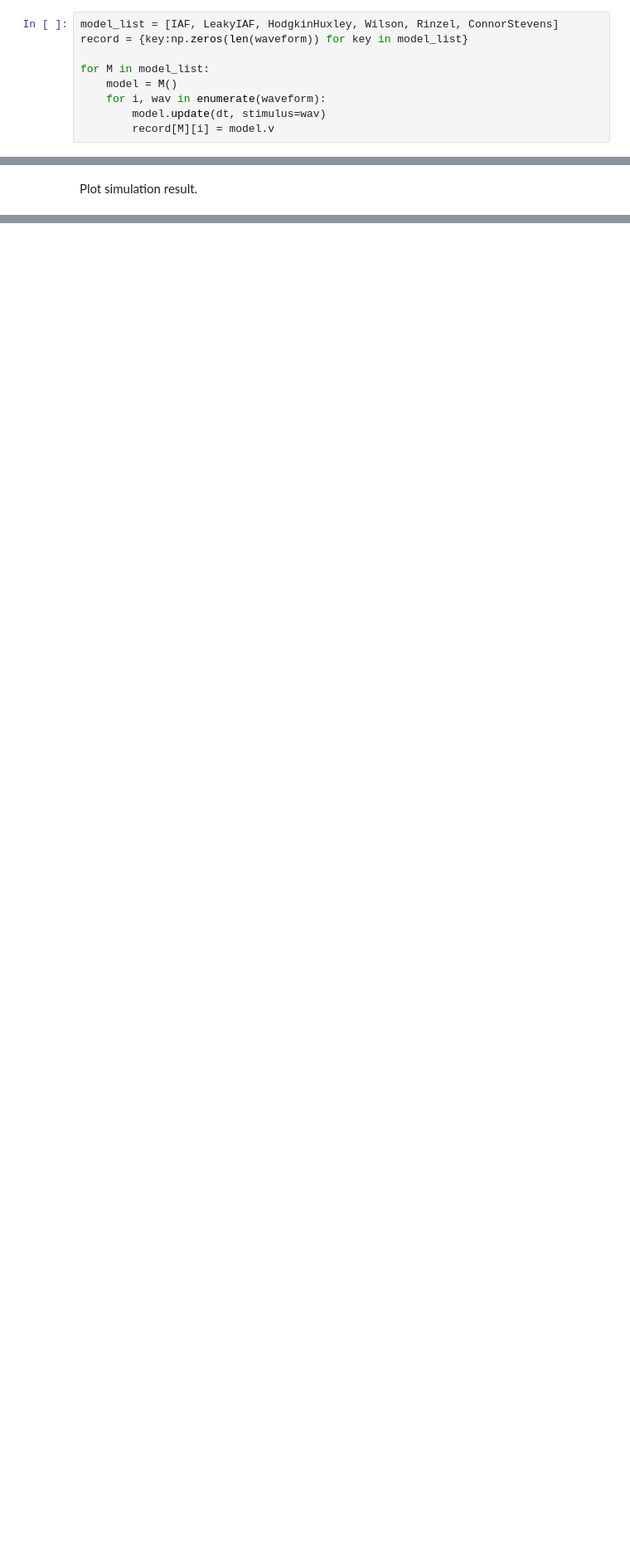
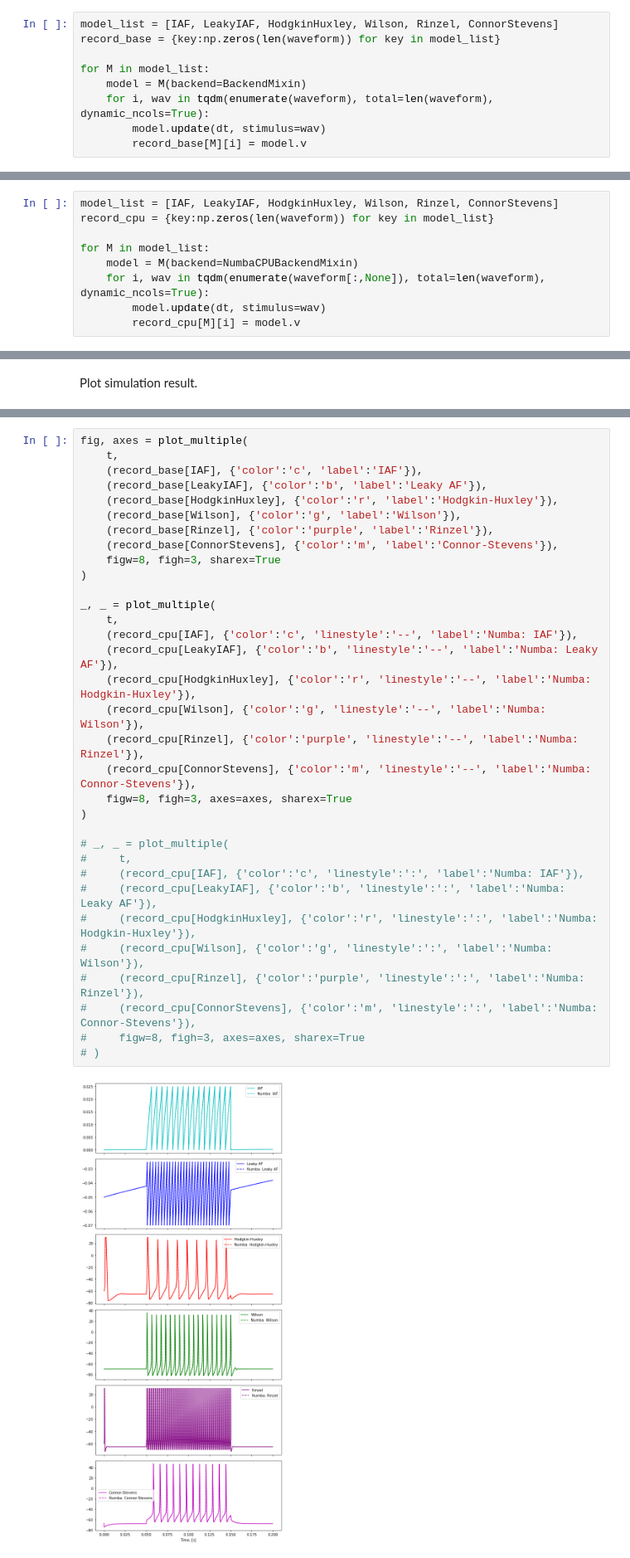
Before and after one commit to chungheng/neural, a Jupyter notebook: notebooks/Neuron Models.ipynb, the cells around one changed output, grey strips where cells are left out. Shown: that part at 83% size. Drawn from its saved outputs; the diff is of its cells as text; blank space fills up the shorter version.

```diff
--- a/notebooks/Neuron Models.ipynb
+++ b/notebooks/Neuron Models.ipynb
@@ -102,9 +24,9 @@ Simulate neuron models.
 # %%
 model_list = [IAF, LeakyIAF, HodgkinHuxley, Wilson, Rinzel, ConnorStevens]
-record = {key:np.zeros(len(waveform)) for key in model_list}
+record_base = {key:np.zeros(len(waveform)) for key in model_list}
 
 for M in model_list:
-    model = M()
-    for i, wav in enumerate(waveform):
+    model = M(backend=BackendMixin)
+    for i, wav in tqdm(enumerate(waveform), total=len(waveform), dynamic_ncols=True):
         model.update(dt, stimulus=wav)
-        record[M][i] = model.v
+        record_base[M][i] = model.v
@@ -110,0 +42,9 @@ for M in model_list:
+# %%
+model_list = [IAF, LeakyIAF, HodgkinHuxley, Wilson, Rinzel, ConnorStevens]
+record_cpu = {key:np.zeros(len(waveform)) for key in model_list}
+
+for M in model_list:
+    model = M(backend=NumbaCPUBackendMixin)
+    for i, wav in tqdm(enumerate(waveform[:,None]), total=len(waveform), dynamic_ncols=True):
+        model.update(dt, stimulus=wav)
+        record_cpu[M][i] = model.v
@@ -124,0 +88,35 @@ fig, axes = plot_multiple(
+# %%
+fig, axes = plot_multiple(
+    t,
+    (record_base[IAF], {'color':'c', 'label':'IAF'}),
+    (record_base[LeakyIAF], {'color':'b', 'label':'Leaky AF'}),
+    (record_base[HodgkinHuxley], {'color':'r', 'label':'Hodgkin-Huxley'}),
+    (record_base[Wilson], {'color':'g', 'label':'Wilson'}),
+    (record_base[Rinzel], {'color':'purple', 'label':'Rinzel'}),
+    (record_base[ConnorStevens], {'color':'m', 'label':'Connor-Stevens'}),
+    figw=8, figh=3, sharex=True
+)
+
+_, _ = plot_multiple(
+    t,
+    (record_cpu[IAF], {'color':'c', 'linestyle':'--', 'label':'Numba: IAF'}),
+    (record_cpu[LeakyIAF], {'color':'b', 'linestyle':'--', 'label':'Numba: Leaky AF'}),
+    (record_cpu[HodgkinHuxley], {'color':'r', 'linestyle':'--', 'label':'Numba: Hodgkin-Huxley'}),
+    (record_cpu[Wilson], {'color':'g', 'linestyle':'--', 'label':'Numba: Wilson'}),
+    (record_cpu[Rinzel], {'color':'purple', 'linestyle':'--', 'label':'Numba: Rinzel'}),
+    (record_cpu[ConnorStevens], {'color':'m', 'linestyle':'--', 'label':'Numba: Connor-Stevens'}),
+    figw=8, figh=3, axes=axes, sharex=True
+)
+
+# _, _ = plot_multiple(
+#     t,
+#     (record_cpu[IAF], {'color':'c', 'linestyle':':', 'label':'Numba: IAF'}),
+#     (record_cpu[LeakyIAF], {'color':'b', 'linestyle':':', 'label':'Numba: Leaky AF'}),
+#     (record_cpu[HodgkinHuxley], {'color':'r', 'linestyle':':', 'label':'Numba: Hodgkin-Huxley'}),
+#     (record_cpu[Wilson], {'color':'g', 'linestyle':':', 'label':'Numba: Wilson'}),
+#     (record_cpu[Rinzel], {'color':'purple', 'linestyle':':', 'label':'Numba: Rinzel'}),
+#     (record_cpu[ConnorStevens], {'color':'m', 'linestyle':':', 'label':'Numba: Connor-Stevens'}),
+#     figw=8, figh=3, axes=axes, sharex=True
+# )
+# %% [output]
+[figure, added]
```
Also changed, not shown: parts of 31 cells of this notebook.
